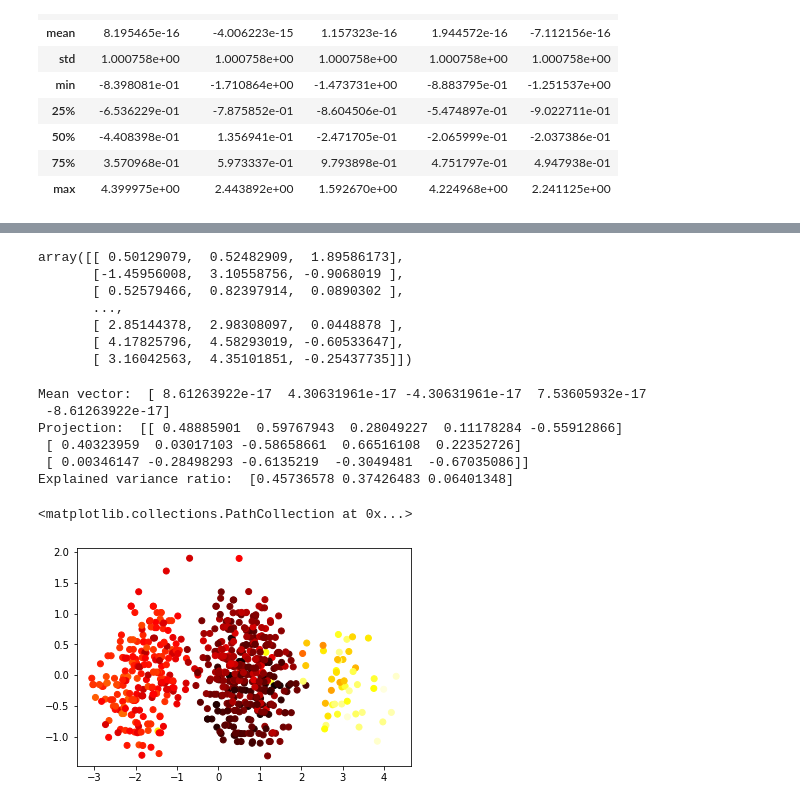
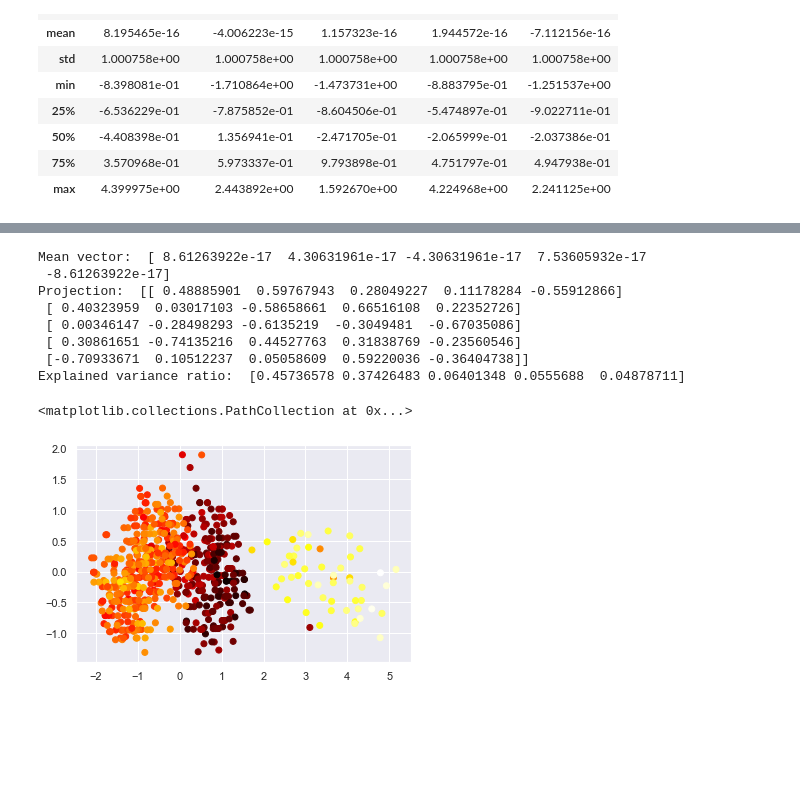
Before and after one commit to anovaYa/DA-Projects, a Jupyter notebook: credit-card-data/Credit Card Analytics.ipynb, the cells around one changed output, grey strips where cells are left out. Drawn from its saved outputs; the diff is of its cells as text; code cells hidden in the pictures; blank space fills up the shorter version.

```diff
--- a/credit-card-data/Credit Card Analytics.ipynb
+++ b/credit-card-data/Credit Card Analytics.ipynb
@@ -93,16 +104,6 @@ scaledData.describe()
 # %%
-pca = PCA(n_components = 3)
+pca = PCA(n_components = 5)
 XPCAreduced = pca.fit_transform(scaledData)
-# %%
-XPCAreduced
-# %% [output]
-array([[ 0.50129079,  0.52482909,  1.89586173],
-       [-1.45956008,  3.10558756, -0.9068019 ],
-       [ 0.52579466,  0.82397914,  0.0890302 ],
-       ...,
-       [ 2.85144378,  2.98308097,  0.0448878 ],
-       [ 4.17825796,  4.58293019, -0.60533647],
-       [ 3.16042563,  4.35101851, -0.25437735]])
 # %%
 print('Mean vector: ', pca.mean_)
 print('Projection: ', pca.components_)
@@ -112,10 +113,12 @@ Mean vector:  [ 8.61263922e-17  4.30631961e-17 -4.30631961e-17  7.53605932e-17
  -8.61263922e-17]
 Projection:  [[ 0.48885901  0.59767943  0.28049227  0.11178284 -0.55912866]
  [ 0.40323959  0.03017103 -0.58658661  0.66516108  0.22352726]
- [ 0.00346147 -0.28498293 -0.6135219  -0.3049481  -0.67035086]]
-Explained variance ratio:  [0.45736578 0.37426483 0.06401348]
+ [ 0.00346147 -0.28498293 -0.6135219  -0.3049481  -0.67035086]
+ [ 0.30861651 -0.74135216  0.44527763  0.31838769 -0.23560546]
+ [-0.70933671  0.10512237  0.05058609  0.59220036 -0.36404738]]
+Explained variance ratio:  [0.45736578 0.37426483 0.06401348 0.0555688  0.04878711]
 # %%
-plt.scatter(XPCAreduced[:, 0],  XPCAreduced[:, 2], c=XPCAreduced[:, 1], cmap='hot')
+plt.scatter(XPCAreduced[:, 1],  XPCAreduced[:, 2], c=XPCAreduced[:, 0], cmap='hot')
 # %% [output]
 <matplotlib.collections.PathCollection at 0x...>
-[figure, old version]
+[figure, new version]
```
Also changed, not shown: parts of 12 cells of this notebook.
